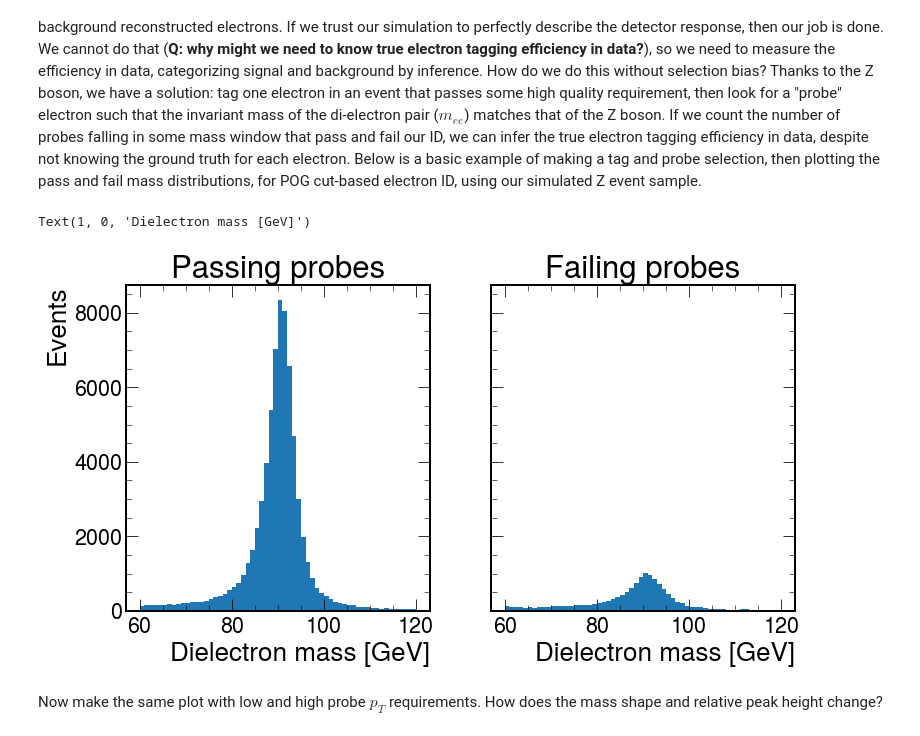
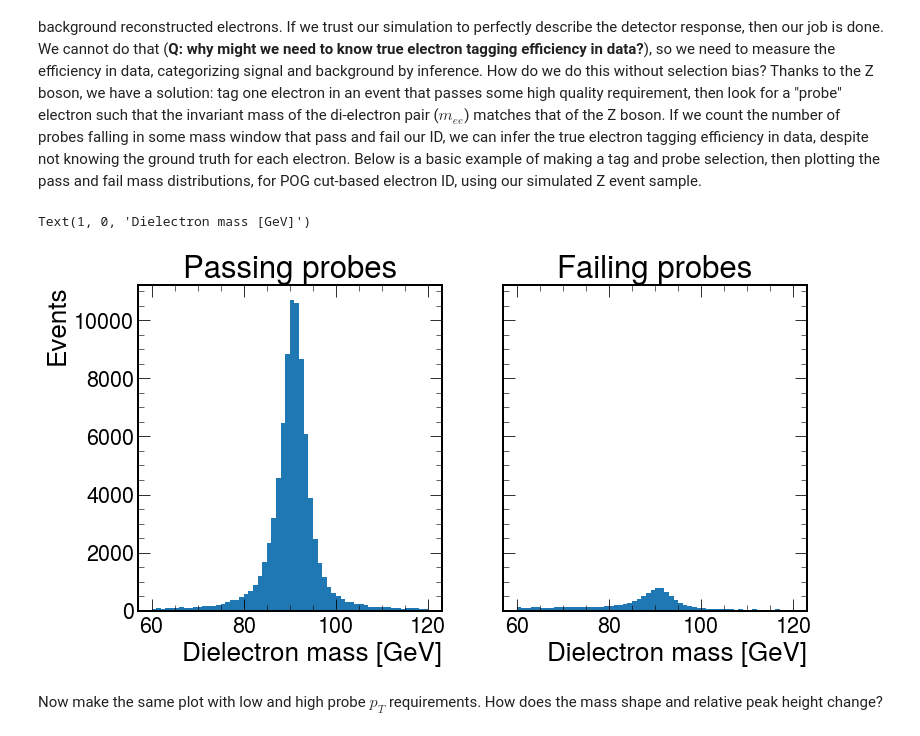
Before and after one commit to FNALLPC/egamma-hats, a Jupyter notebook: exercise-2.ipynb, the cells around one changed output. Drawn from its saved outputs; the diff is of its cells as text; code cells hidden in the pictures.

```diff
--- a/exercise-2.ipynb
+++ b/exercise-2.ipynb
@@ -552,0 +553,17 @@ goodprobe = zcands.probe.cutBased >= zcands.probe.LOOSE
+# %%
+# select events where Ele30_WPTight_Gsf (an isolated electron with a transverse momentum 𝑝_T > 30 GeV)
+good_events = dyevents[dyevents.HLT.Ele30_WPTight_Gsf]
+
+# form all possible diphoton pairs and removing pairs of photons with themselves
+ij = ak.argcartesian([good_events.Electron, good_events.Electron])
+is_not_diag = ij["0"] != ij["1"]
+i, j = ak.unzip(ij[is_not_diag])
+zcands = ak.zip({"tag": good_events.Electron[i], "probe": good_events.Electron[j]})
+
+# request tags to have tight cutbased id and mask zcands
+pass_tight_id_tags = zcands.tag.cutBased >= zcands.tag.TIGHT
+zcands = zcands[pass_tight_id_tags]
+
+# do not allow tags to be in the ECAL transition region between barrel and endcap
+pass_eta_ebeegap_tags = (abs(zcands.tag.eta) < 1.4442) | (abs(zcands.tag.eta) > 1.566)
+zcands = zcands[pass_eta_ebeegap_tags]
@@ -553,18 +597,33 @@ goodprobe = zcands.probe.cutBased >= zcands.probe.LOOSE
+# %%
+# only allow invariant mass of tag-probe pairs between 50 and 130 GeV
+mass = (zcands.tag + zcands.probe).mass
+in_mass_window = (mass > 50) & (mass < 130)
+zcands = zcands[in_mass_window]
+
+# we will be checking the efficiency of Looe Cutbased ID
+# therefore a passing probe is a probe that passed this ID requirement
+is_passing_probe = zcands.probe.cutBased >= zcands.probe.LOOSE
+passing_pairs = zcands[is_passing_probe]
+failing_pairs = zcands[~is_passing_probe]
+
+# calculate the invariant mass of the passing/failing tag-probe pairs and flatten
+passing_pairs_mass = ak.flatten((passing_pairs.tag + passing_pairs.probe).mass)
+failing_pairs_mass = ak.flatten((failing_pairs.tag + failing_pairs.probe).mass)
 # %%
 fig, (axp, axf) = plt.subplots(1, 2, sharey = True, figsize = (12, 6))
 mbins = np.linspace(60, 120, 61)
 
-axp.hist(mass[goodprobe], bins = mbins)
+axp.hist(passing_pairs_mass, bins = mbins)
 axp.set_title('Passing probes')
 axp.set_ylabel('Events')
 axp.set_xlabel('Dielectron mass [GeV]')
 
-axf.hist(mass[~goodprobe], bins = mbins)
+axf.hist(failing_pairs_mass, bins = mbins)
 axf.set_title('Failing probes')
 axf.set_xlabel('Dielectron mass [GeV]')
 # %% [output]
 Text(1, 0, 'Dielectron mass [GeV]')
-[figure, old version]
+[figure, new version]
 # %% [markdown]
 Now make the same plot with low and high probe $p_{T}$ requirements.  How does the mass shape and relative peak height change?
 # %% [markdown]
```
Also changed, not shown: parts of 5 cells of this notebook.
